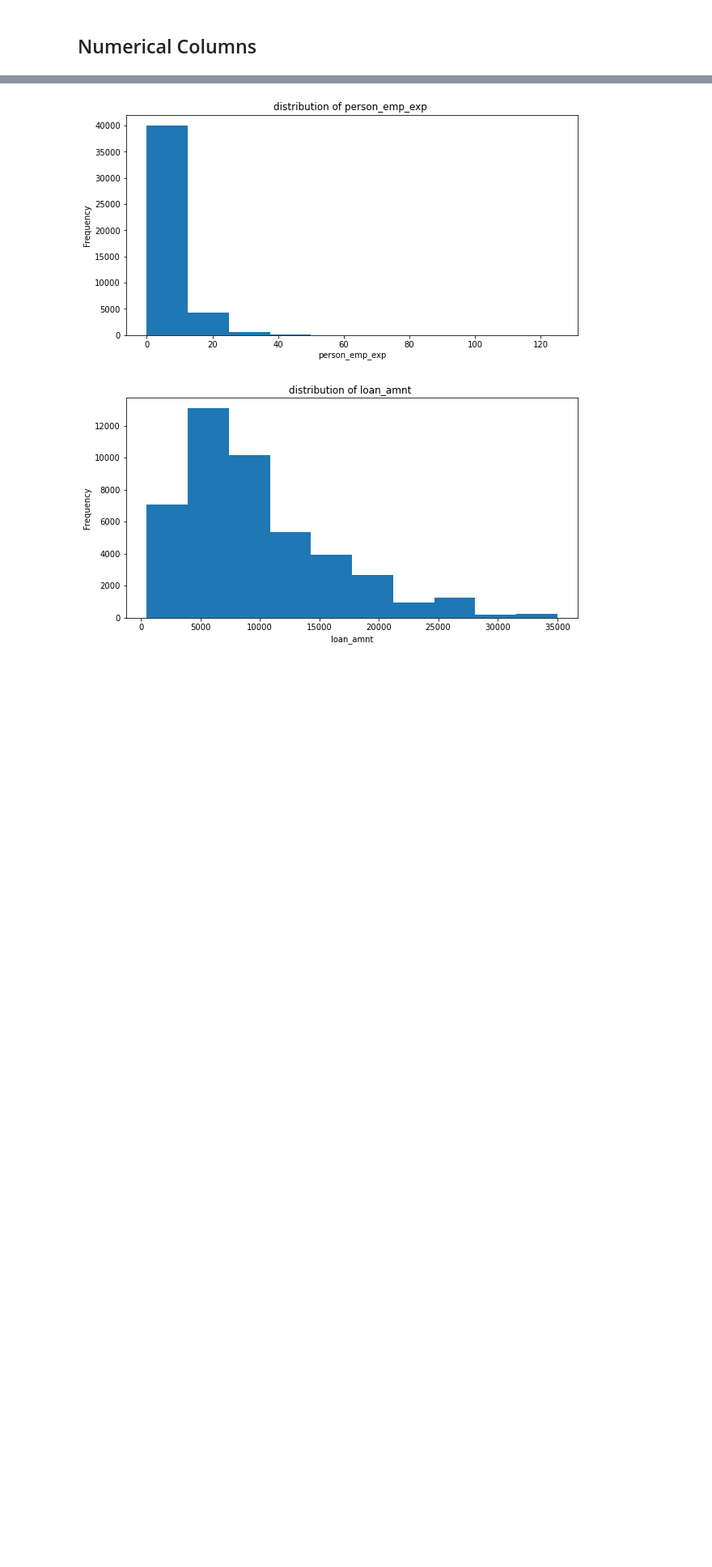
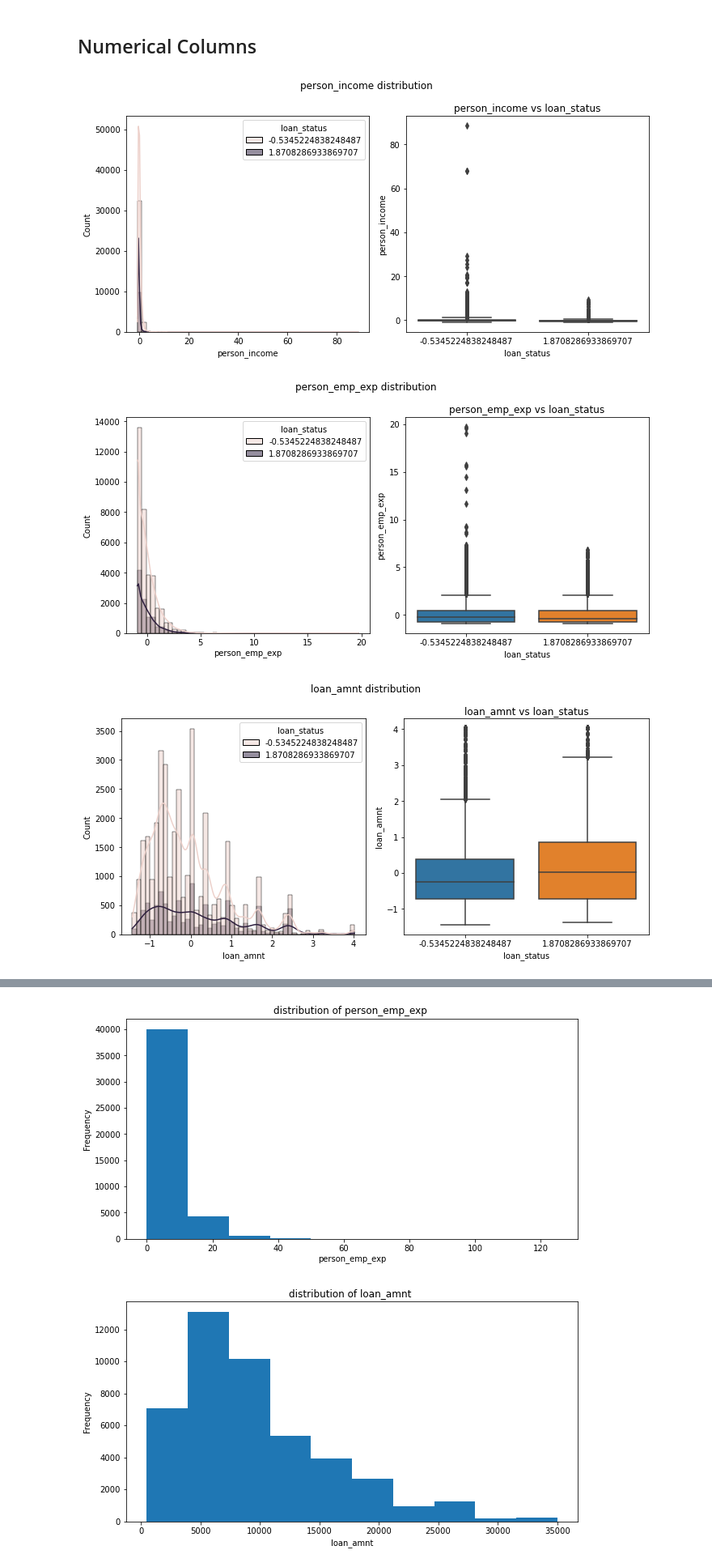
Before and after one commit to Liliankaburo/Loan-approval-project, a Jupyter notebook: loan approval.ipynb, the cells around one changed output, grey strips where cells are left out. Shown at 81% size. Drawn from its saved outputs; the diff is of its cells as text; code cells hidden in the pictures; blank space fills up the shorter version.

```diff
--- a/loan approval.ipynb
+++ b/loan approval.ipynb
@@ -240 +261,21 @@ numerical_columns = data.select_dtypes(include = "number")
 numerical_columns = numerical_columns.drop(columns = ["loan_status","person_income"])
+# %%
+%matplotlib inline
+cols = loan.select_dtypes(include=['number']).columns.tolist()
+for col in cols:
+            figsize=(10,5)
+
+            fig, axes = plt.subplots(1,2, figsize=figsize)
+
+            sns.histplot(data=loan, x=loan[col], ax=axes[0], hue=loan['loan_status'], bins=50, kde=True)
+            plt.suptitle(f'{col} distribution')
+            sns.boxplot(x=loan['loan_status'], y=loan[col], ax=axes[1])
+            plt.title(f'{col} vs loan_status')
+            plt.xlabel('loan_status')
+            plt.ylabel(col)
+            plt.tight_layout()
+            plt.show()
+# %% [output]
+[figure, added]
+[figure, added]
+[figure, added]
```
Also changed, not shown: parts of 36 cells of this notebook.
